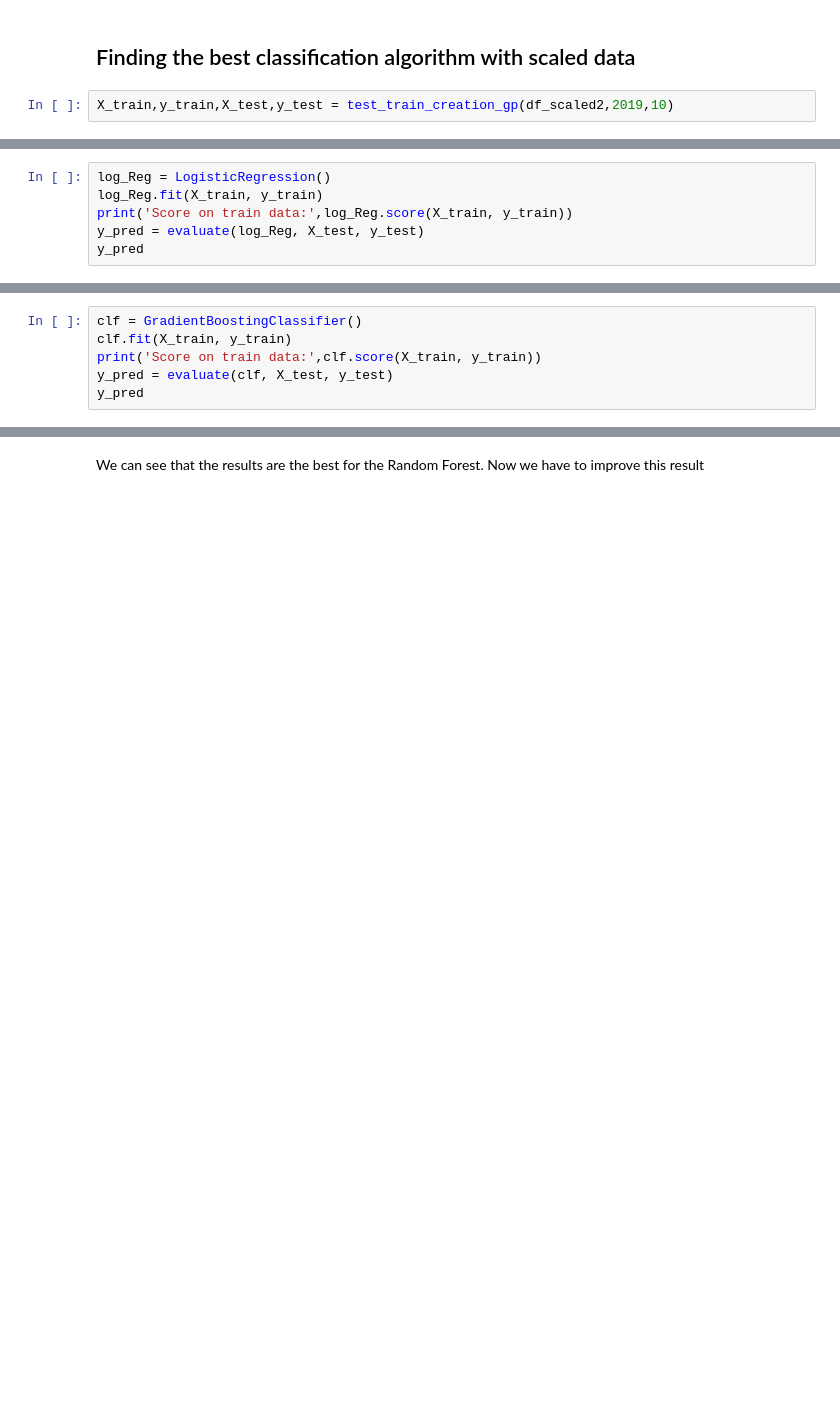
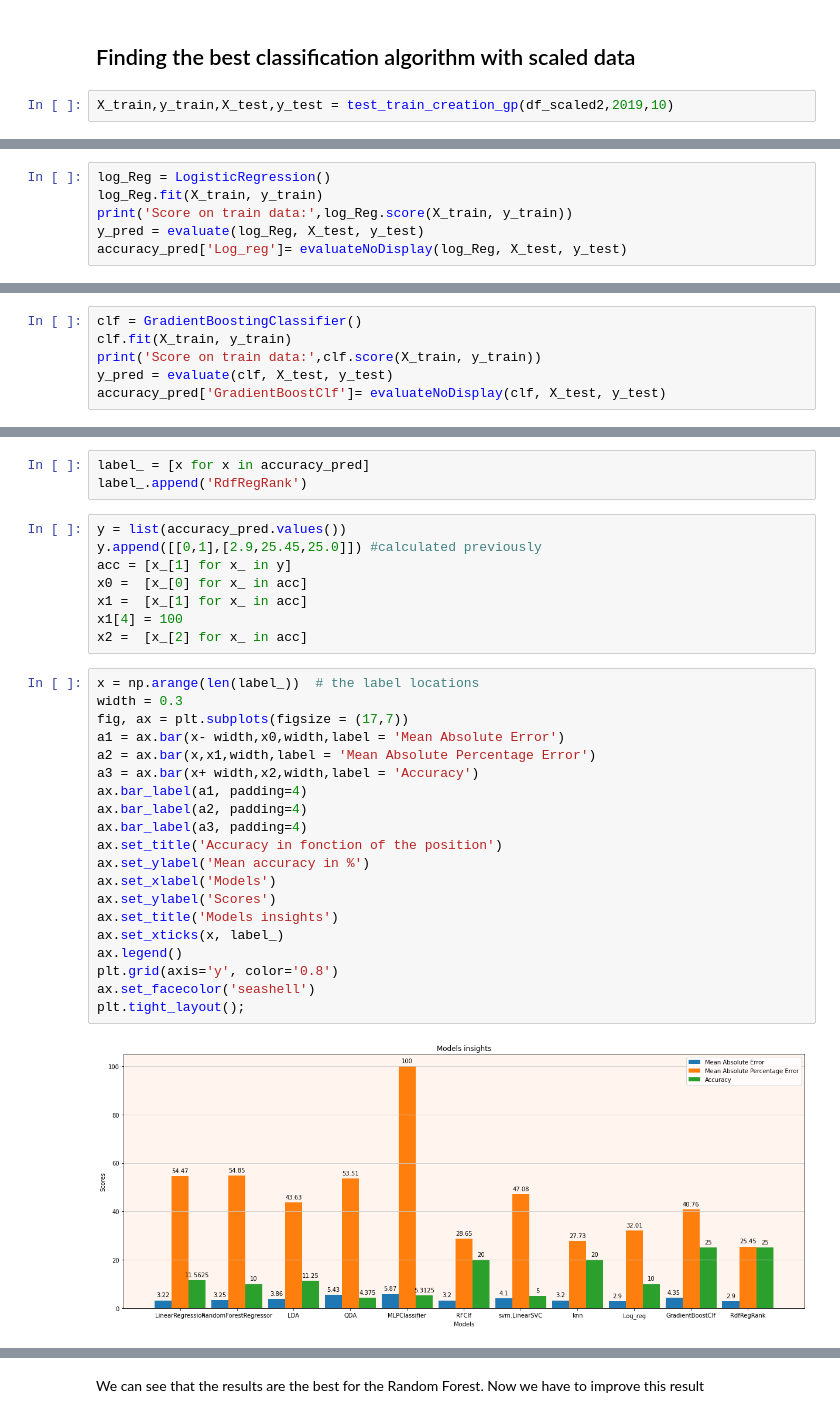
Before and after one commit to benptr/F1_ML_Prediction, a Jupyter notebook: ProjetF1_notebook/Data_viz_pred.ipynb, the cells around one changed output, grey strips where cells are left out. Drawn from its saved outputs; the diff is of its cells as text; blank space fills up the shorter version.

Commit message:
Ia graph

```diff
--- a/ProjetF1_notebook/Data_viz_pred.ipynb
+++ b/ProjetF1_notebook/Data_viz_pred.ipynb
@@ -732,7 +740,7 @@ log_Reg = LogisticRegression()
 log_Reg.fit(X_train, y_train)
 print('Score on train data:',log_Reg.score(X_train, y_train))
 y_pred = evaluate(log_Reg, X_test, y_test)
-y_pred
+accuracy_pred['Log_reg']= evaluateNoDisplay(log_Reg, X_test, y_test)
 # %% [output]
 Score on train data: 0.2388888888888889
 Mean Absolute Error: 2.9
@@ -752,6 +758,6 @@ clf = GradientBoostingClassifier()
 clf.fit(X_train, y_train)
 print('Score on train data:',clf.score(X_train, y_train))
 y_pred = evaluate(clf, X_test, y_test)
-y_pred
+accuracy_pred['GradientBoostClf']= evaluateNoDisplay(clf, X_test, y_test)
 # %% [output]
 Score on train data: 1.0
@@ -762,0 +769,33 @@ array([ 1.,  2.,  3.,  5.,  3., 19.,  6., 15., 17., 10., 19.,  9., 13.,
+# %%
+label_ = [x for x in accuracy_pred]
+label_.append('RdfRegRank')
+# %%
+y = list(accuracy_pred.values())
+y.append([[0,1],[2.9,25.45,25.0]]) #calculated previously
+acc = [x_[1] for x_ in y]
+x0 =  [x_[0] for x_ in acc]
+x1 =  [x_[1] for x_ in acc]
+x1[4] = 100
+x2 =  [x_[2] for x_ in acc]
+# %%
+x = np.arange(len(label_))  # the label locations
+width = 0.3
+fig, ax = plt.subplots(figsize = (17,7))
+a1 = ax.bar(x- width,x0,width,label = 'Mean Absolute Error')
+a2 = ax.bar(x,x1,width,label = 'Mean Absolute Percentage Error')
+a3 = ax.bar(x+ width,x2,width,label = 'Accuracy')
+ax.bar_label(a1, padding=4)
+ax.bar_label(a2, padding=4)
+ax.bar_label(a3, padding=4)
+ax.set_title('Accuracy in fonction of the position')
+ax.set_ylabel('Mean accuracy in %')
+ax.set_xlabel('Models')
+ax.set_ylabel('Scores')
+ax.set_title('Models insights')
+ax.set_xticks(x, label_)
+ax.legend()
+plt.grid(axis='y', color='0.8')
+ax.set_facecolor('seashell')
+plt.tight_layout();
+# %% [output]
+[figure, added]
```
Also changed, not shown: parts of 46 cells of this notebook, 2 other files.
